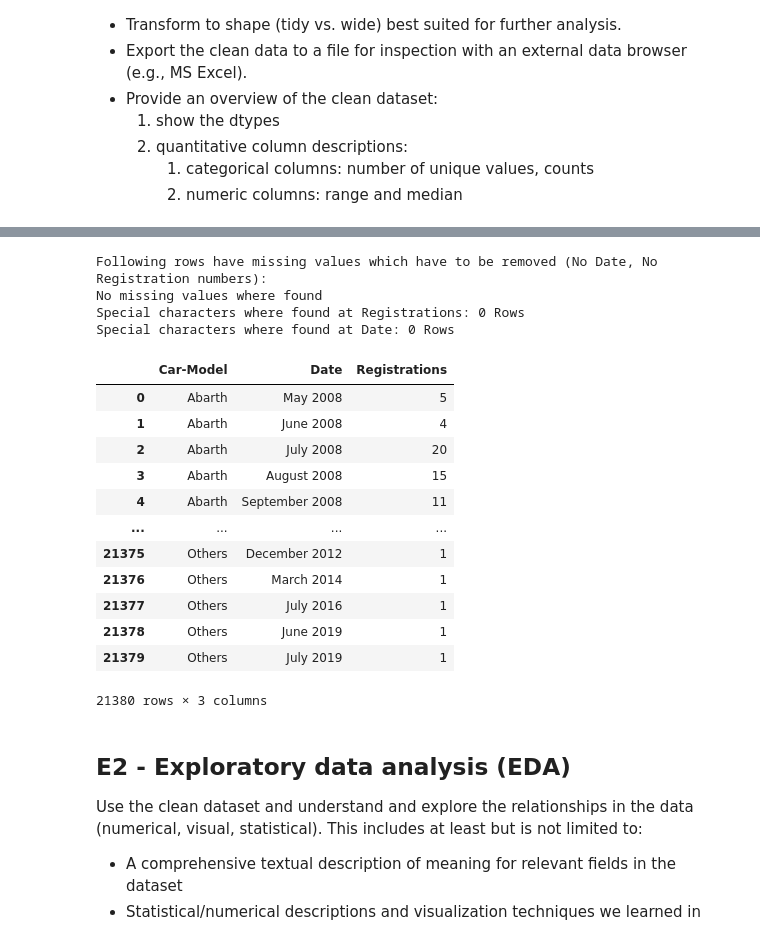
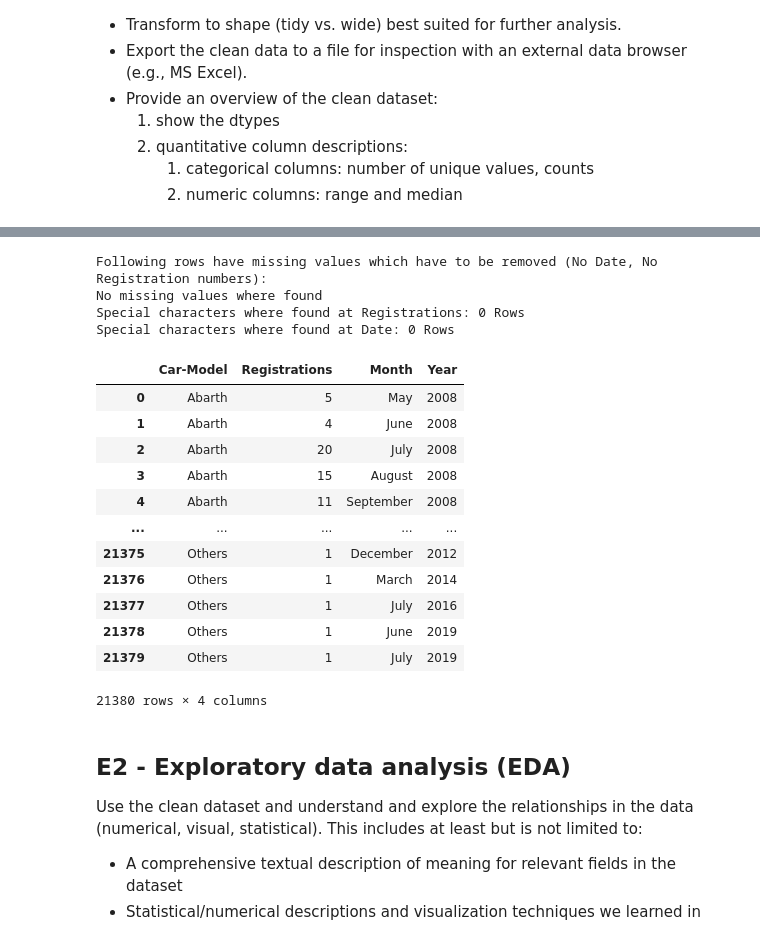
Before and after one commit to dannytheairish/fhtw-data-engineering, a Jupyter notebook: Pkw-Final.ipynb, the cells around one changed output, grey strips where cells are left out. Saved outputs shown, nothing was run; the diff lists cells and outputs as text; code cells hidden in the pictures.

Commit message:
github newbie sry... Split brand df Date col into "Month" and "Year"

```diff
--- a/Pkw-Final.ipynb
+++ b/Pkw-Final.ipynb
@@ -181,46 +181,54 @@ if rows_with_nan.empty:
     print("No missing values where found")
 else:
     merged_data = merged_data.dropna()
     print(rows_with_nan)
 
 # Removing <NUMBERS> from Car-Model
 merged_data['Car-Model'] = merged_data['Car-Model'].str.replace(r'<.*?>|\d+', '', regex=True)
 merged_data['Car-Model'] = merged_data['Car-Model'].str.strip()
 
+
 # Removing special characters
 special_char_pattern = r'[^a-zA-Z0-9äöüÄÖÜß\s-]'
 columns_to_check = ['Registrations', 'Date']
 
 for column in columns_to_check:
     merged_data[column] = merged_data[column].astype(str)
     special_char_rows = merged_data[merged_data[column].str.contains(special_char_pattern, regex=True, na=False)]
     count_special_chars = special_char_rows.shape[0]
     merged_data[column] = merged_data[column].str.replace(special_char_pattern, '', regex=True)
     print(f"Special characters where found at {column}: {count_special_chars} Rows")
 
+# Split Date col into "Month" and "Year"
+merged_data[["Month", "Year"]] = merged_data["Date"].str.split(" ", expand=True)
+# Convert "Year" to numeric
+merged_data["Year"] = pd.to_numeric(merged_data["Year"])
+# Drop old "Date"
+merged_data = merged_data.drop("Date", axis=1)
+
 # Changing after the check the column 'Registration' back to an Int
 merged_data['Registrations'] = merged_data['Registrations'].astype(int)
 # Export the DataFrame as .csv file into the export/ folder
 merged_data.to_csv('export/Car_registrations_by_name_and_date.csv', index=False)
 merged_data
 # %% [output]
 Following rows have missing values which have to be removed (No Date, No Registration numbers):
 No missing values where found
 Special characters where found at Registrations: 0 Rows
 Special characters where found at Date: 0 Rows
-|  | Car-Model | Date | Registrations |
-| 0 | Abarth | May 2008 | 5 |
-| 1 | Abarth | June 2008 | 4 |
-| 2 | Abarth | July 2008 | 20 |
-| 3 | Abarth | August 2008 | 15 |
-| 4 | Abarth | September 2008 | 11 |
-| ... | ... | ... | ... |
-| 21375 | Others | December 2012 | 1 |
-| 21376 | Others | March 2014 | 1 |
-| 21377 | Others | July 2016 | 1 |
-| 21378 | Others | June 2019 | 1 |
-| 21379 | Others | July 2019 | 1 |
+|  | Car-Model | Registrations | Month | Year |
+| 0 | Abarth | 5 | May | 2008 |
+| 1 | Abarth | 4 | June | 2008 |
+| 2 | Abarth | 20 | July | 2008 |
+| 3 | Abarth | 15 | August | 2008 |
+| 4 | Abarth | 11 | September | 2008 |
+| ... | ... | ... | ... | ... |
+| 21375 | Others | 1 | December | 2012 |
+| 21376 | Others | 1 | March | 2014 |
+| 21377 | Others | 1 | July | 2016 |
+| 21378 | Others | 1 | June | 2019 |
+| 21379 | Others | 1 | July | 2019 |
-21380 rows × 3 columns
+21380 rows × 4 columns
 # %% [markdown]
 ## E2 - Exploratory data analysis (EDA)
 Use the clean dataset and understand and explore the relationships in the data (numerical, visual, statistical). This includes at least but is not limited to:
```
Also changed, not shown: parts of 4 cells of this notebook.
